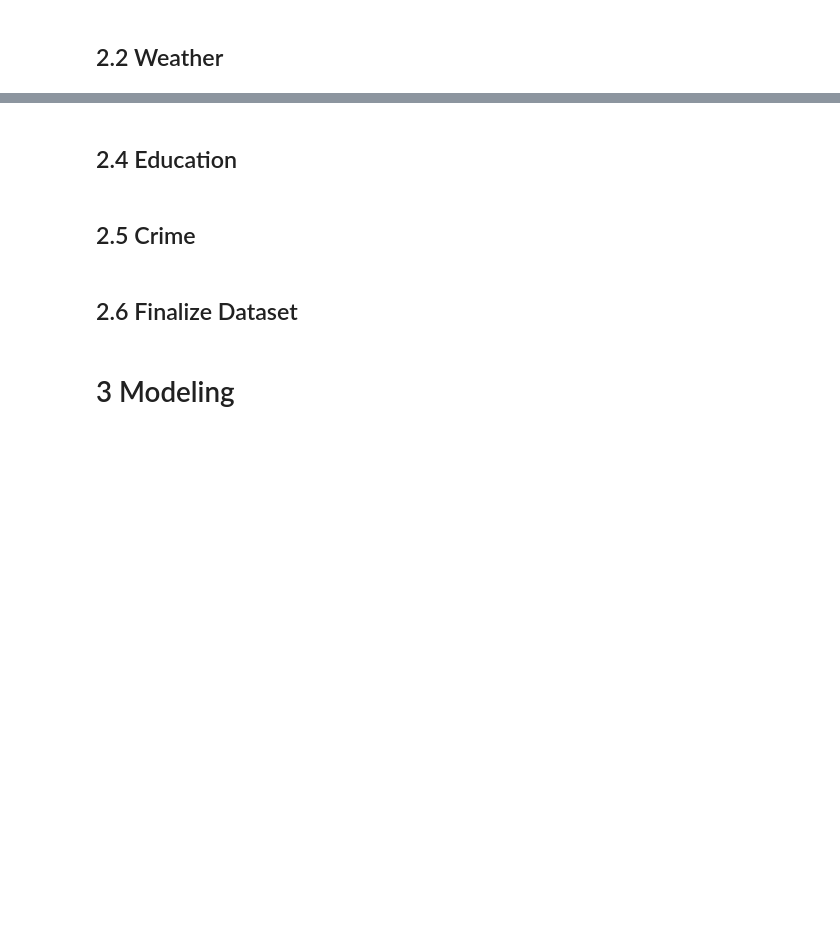
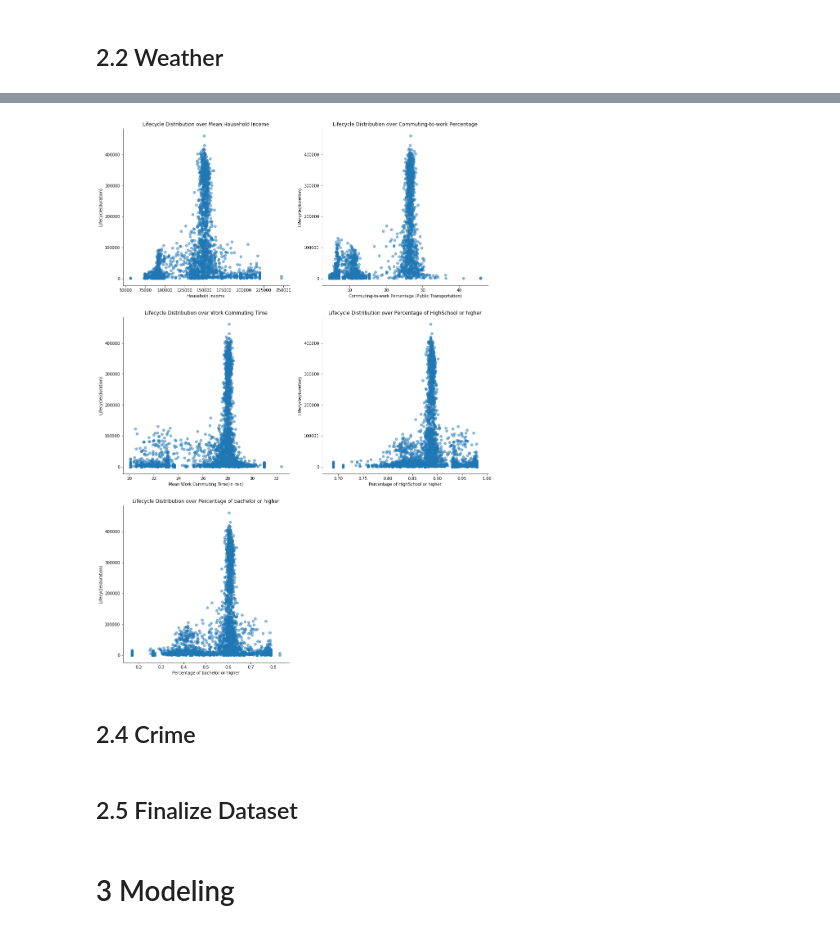
Before and after one commit to leon-lee-jl/MoBike, a Jupyter notebook: MoBike V1.0.ipynb, the cells around one changed output, grey strips where cells are left out. Cells and saved outputs as stored; diff of their text form; code cells hidden in the pictures; blank space fills up the shorter version.

```diff
--- a/MoBike V1.0.ipynb
+++ b/MoBike V1.0.ipynb
@@ -595,9 +640,57 @@ plt.legend()
+# %%
+plt.figure(figsize=(16, 24))
+# # Lifecycle vs Mean Household Income
+ax12 = plt.subplot(321)
+ax12.scatter(income_edu.mean_household_income, income_edu.duration, alpha=0.5)
+plt.xlabel('Household Income')
+plt.ylabel('Lifecycle(duration)')
+plt.title("Lifecycle Distribution over Mean Household Income")
+ax12.spines['right'].set_color('none')
+ax12.spines['top'].set_color('none')
+
+
+# Lifecycle VS Commuting-to-work Percentage
+ax13 = plt.subplot(322)
+ax13.scatter(income_edu.commuting_to_work_perc_PT, income_edu.duration, alpha=0.5)
+plt.xlabel('Commuting-to-work Percentage (Public Transportation)')
+plt.ylabel('Lifecycle(duration)')
+plt.title("Lifecycle Distribution over Commuting-to-work Percentage")
+ax13.spines['right'].set_color('none')
+ax13.spines['top'].set_color('none')
+
+# Lifecycle vs Work Commuting Time
+ax14 = plt.subplot(323)
+ax14.scatter(income_edu.mean_work_commuting_time_min, income_edu.duration, alpha=0.5)
+plt.xlabel('Mean Work Commuting Time(in min)')
+plt.ylabel('Lifecycle(duration)')
+plt.title("Lifecycle Distribution over Work Commuting Time")
+ax14.spines['right'].set_color('none')
+ax14.spines['top'].set_color('none')
+
+# Lifecycle vs Percentage of HighSchool or higher
+ax15 = plt.subplot(324)
+ax15.scatter(income_edu.perc_HS_or_higher, income_edu.duration, alpha=0.5)
+plt.xlabel('Percentage of HighSchool or higher')
+plt.ylabel('Lifecycle(duration)')
+plt.title("Lifecycle Distribution over Percentage of HighSchool or higher")
+ax15.spines['right'].set_color('none')
+ax15.spines['top'].set_color('none')
+
+
+# Lifecycle vs Percentage of Percentage of bachelor or higher
+ax16 = plt.subplot(325)
+ax16.scatter(income_edu.perc_bachelor_or_higher, income_edu.duration, alpha=0.5)
+plt.xlabel('Percentage of bachelor or higher')
+plt.ylabel('Lifecycle(duration)')
+plt.title("Lifecycle Distribution over Percentage of bachelor or higher")
+ax16.spines['right'].set_color('none')
+ax16.spines['top'].set_color('none')
+# %% [output]
+[figure, added]
 # %% [markdown]
-## 2.4 Education
+## 2.4 Crime
 # %% [markdown]
-## 2.5 Crime
+## 2.5 Finalize Dataset
-# %% [markdown]
-## 2.6 Finalize Dataset
 # %% [markdown]
 # 3 Modeling
 # %% [markdown]
```
Also changed, not shown: parts of 6 cells of this notebook.
